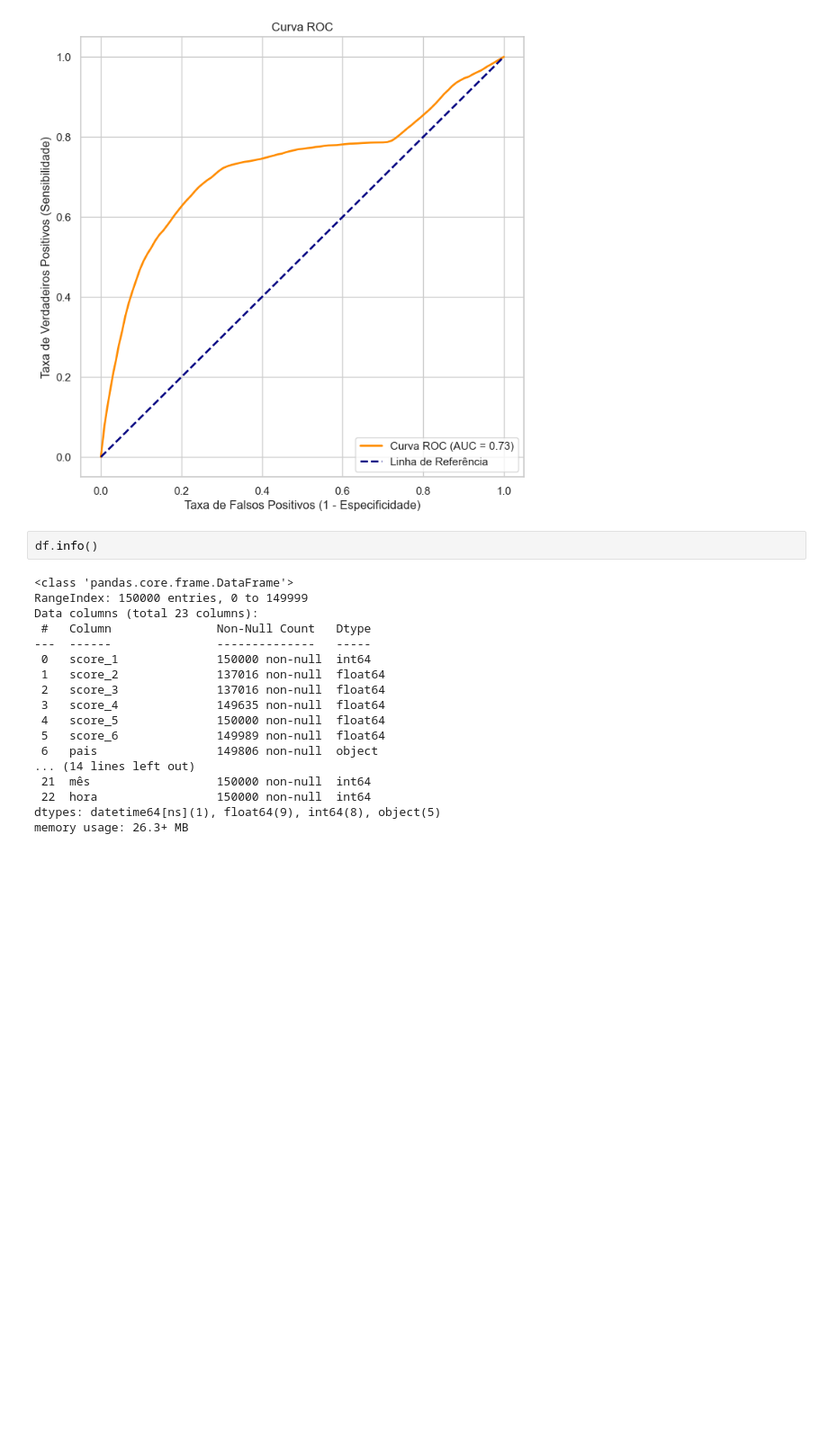
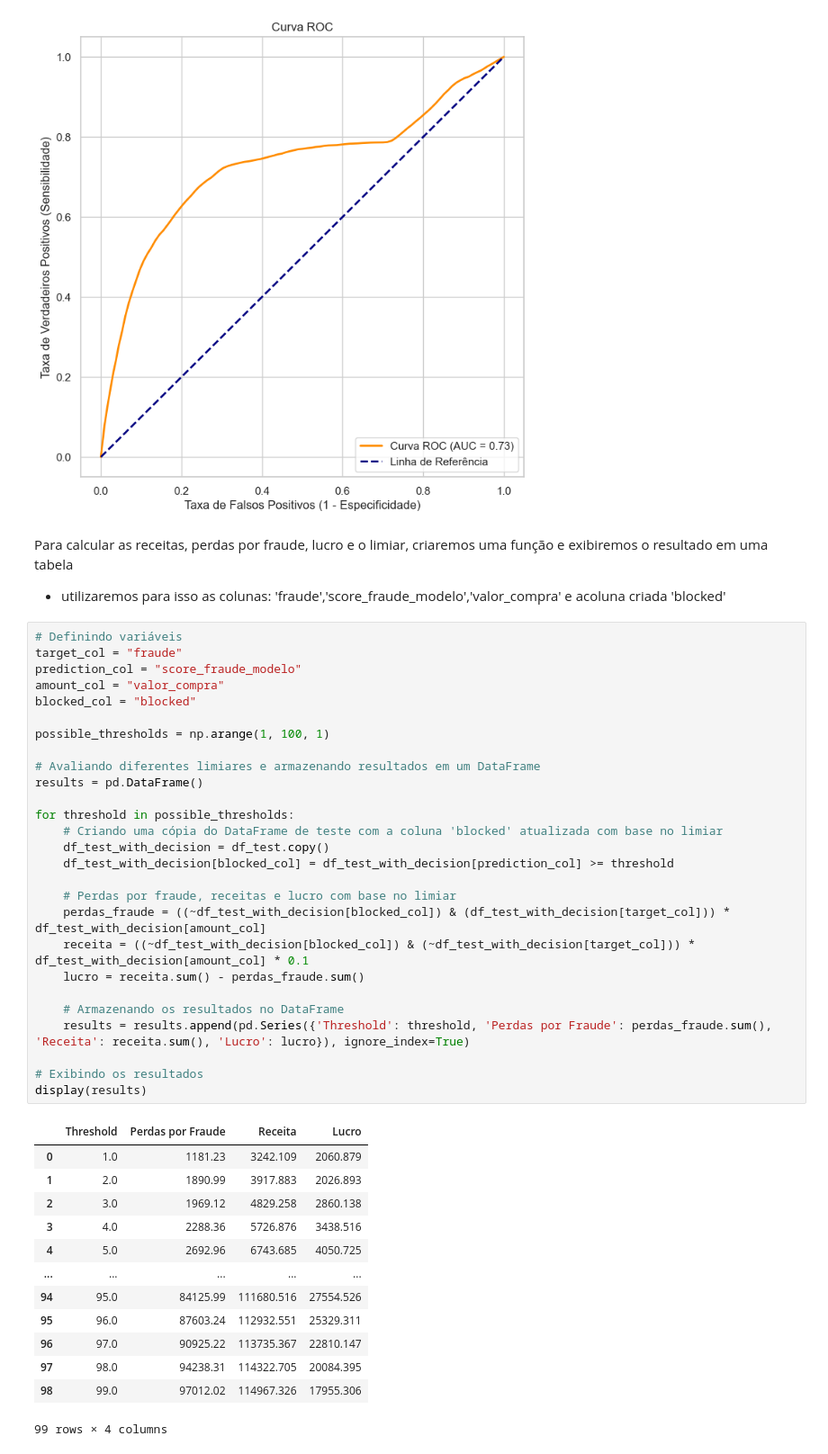
Before and after one commit to Bredariolcaroline/Data-analysis-and-data-science, a Jupyter notebook: case_fraude_PED.ipynb, the cells around one changed output. Shown at 90% size. Drawn from its saved outputs; the diff is of its cells as text; blank space fills up the shorter version.

```diff
--- a/case_fraude_PED.ipynb
+++ b/case_fraude_PED.ipynb
@@ -685,23 +686,47 @@ plt.legend(loc='lower right')
 plt.show()
 # %% [output]
 [figure]
-# %%
-df.info()
-# %% [output]
-<class 'pandas.core.frame.DataFrame'>
-RangeIndex: 150000 entries, 0 to 149999
-Data columns (total 23 columns):
- #   Column               Non-Null Count   Dtype
----  ------               --------------   -----
- 0   score_1              150000 non-null  int64
- 1   score_2              137016 non-null  float64
- 2   score_3              137016 non-null  float64
- 3   score_4              149635 non-null  float64
- 4   score_5              150000 non-null  float64
- 5   score_6              149989 non-null  float64
- 6   pais                 149806 non-null  object
-... (14 lines left out)
- 21  mês                  150000 non-null  int64
- 22  hora                 150000 non-null  int64
-dtypes: datetime64[ns](1), float64(9), int64(8), object(5)
-memory usage: 26.3+ MB
+# %% [markdown]
+Para calcular as receitas, perdas por fraude, lucro e o limiar, criaremos uma função e exibiremos o resultado em uma tabela
+- utilizaremos para isso as colunas: 'fraude','score_fraude_modelo','valor_compra' e acoluna criada 'blocked'
+# %%
+# Definindo variáveis
+target_col = "fraude"
+prediction_col = "score_fraude_modelo"
+amount_col = "valor_compra"
+blocked_col = "blocked"
+
+possible_thresholds = np.arange(1, 100, 1)
+
+# Avaliando diferentes limiares e armazenando resultados em um DataFrame
+results = pd.DataFrame()
+
+for threshold in possible_thresholds:
+    # Criando uma cópia do DataFrame de teste com a coluna 'blocked' atualizada com base no limiar
+    df_test_with_decision = df_test.copy()
+    df_test_with_decision[blocked_col] = df_test_with_decision[prediction_col] >= threshold
+
+    # Perdas por fraude, receitas e lucro com base no limiar
+    perdas_fraude = ((~df_test_with_decision[blocked_col]) & (df_test_with_decision[target_col])) * df_test_with_decision[amount_col]
+    receita = ((~df_test_with_decision[blocked_col]) & (~df_test_with_decision[target_col])) * df_test_with_decision[amount_col] * 0.1
+    lucro = receita.sum() - perdas_fraude.sum()
+
+    # Armazenando os resultados no DataFrame
+    results = results.append(pd.Series({'Threshold': threshold, 'Perdas por Fraude': perdas_fraude.sum(), 'Receita': receita.sum(), 'Lucro': lucro}), ignore_index=True)
+
+# Exibindo os resultados
+display(results)
+# %% [output]
+|  | Threshold | Perdas por Fraude | Receita | Lucro |
+| 0 | 1.0 | 1181.23 | 3242.109 | 2060.879 |
+| 1 | 2.0 | 1890.99 | 3917.883 | 2026.893 |
+| 2 | 3.0 | 1969.12 | 4829.258 | 2860.138 |
+| 3 | 4.0 | 2288.36 | 5726.876 | 3438.516 |
+| 4 | 5.0 | 2692.96 | 6743.685 | 4050.725 |
+| ... | ... | ... | ... | ... |
+| 94 | 95.0 | 84125.99 | 111680.516 | 27554.526 |
+| 95 | 96.0 | 87603.24 | 112932.551 | 25329.311 |
+| 96 | 97.0 | 90925.22 | 113735.367 | 22810.147 |
+| 97 | 98.0 | 94238.31 | 114322.705 | 20084.395 |
+| 98 | 99.0 | 97012.02 | 114967.326 | 17955.306 |
+99 rows × 4 columns
```
Also changed, not shown: parts of 9 cells of this notebook.
